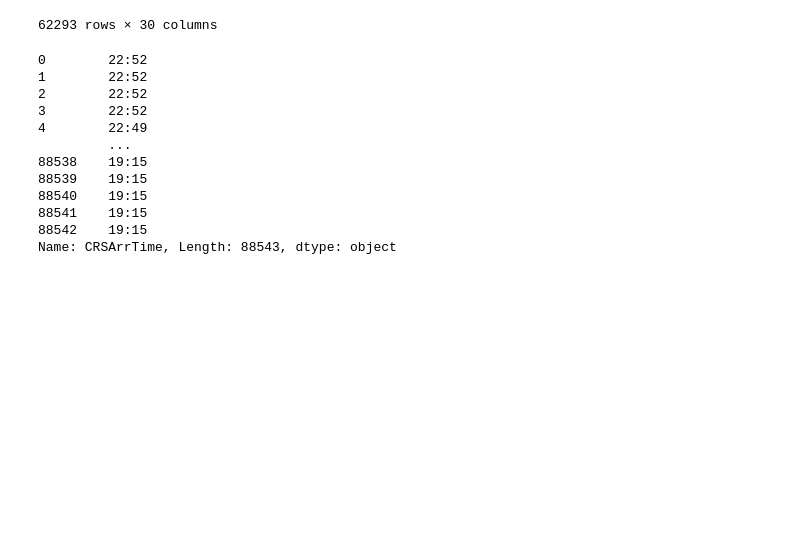
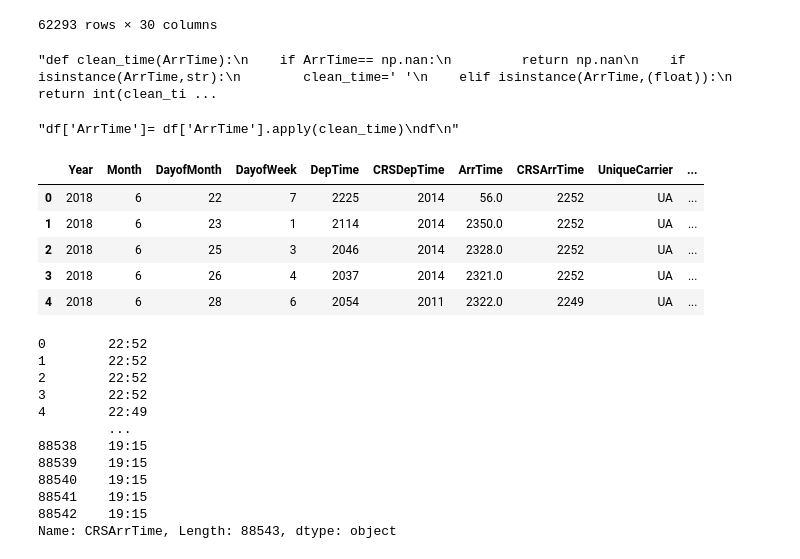
Before and after one commit to aditipandey017/Flight-data-analysis, a Jupyter notebook: Flight_set/flightdata.ipynb, the cells around one changed output. Saved outputs shown, nothing was run; the diff lists cells and outputs as text; code cells hidden in the pictures; blank space fills up the shorter version.

```diff
--- a/Flight_set/flightdata.ipynb
+++ b/Flight_set/flightdata.ipynb
@@ -67,6 +67,34 @@ df.dropna()
 | 88541 | 3505045 | 2018 | 6 | 22 | 7 | 1607 | 1535 | 1941.0 | 1915 | ... |
 | 88542 | 3505046 | 2018 | 6 | 23 | 1 | 1608 | 1535 | 1933.0 | 1915 | ... |
 62293 rows × 30 columns
+# %%
+'''def clean_time(ArrTime):
+    if ArrTime== np.nan:
+         return np.nan
+    if isinstance(ArrTime,str):
+        clean_time=' '
+    elif isinstance(ArrTime,(float)):
+        return int(clean_time)
+'''
+# %% [output]
+"def clean_time(ArrTime):\n    if ArrTime== np.nan:\n         return np.nan\n    if isinstance(ArrTime,str):\n        clean_time=' '\n    elif isinstance(ArrTime,(float)):\n        return int(clean_ti ...
+# %%
+'''df['ArrTime']= df['ArrTime'].apply(clean_time)
+df
+'''
+# %% [output]
+"df['ArrTime']= df['ArrTime'].apply(clean_time)\ndf\n"
+# %%
+cols_to_drop = ['num','TailNum','TaxiIn','TaxiOut','CancellationCode','Diverted','CarrierDelay','WeatherDelay','NASDelay','SecurityDelay','LateAircaftDelay']
+df.drop(columns=cols_to_drop,inplace=True)
+df.head()
+# %% [output]
+|  | Year | Month | DayofMonth | DayofWeek | DepTime | CRSDepTime | ArrTime | CRSArrTime | UniqueCarrier | ... |
+| 0 | 2018 | 6 | 22 | 7 | 2225 | 2014 | 56.0 | 2252 | UA | ... |
+| 1 | 2018 | 6 | 23 | 1 | 2114 | 2014 | 2350.0 | 2252 | UA | ... |
+| 2 | 2018 | 6 | 25 | 3 | 2046 | 2014 | 2328.0 | 2252 | UA | ... |
+| 3 | 2018 | 6 | 26 | 4 | 2037 | 2014 | 2321.0 | 2252 | UA | ... |
+| 4 | 2018 | 6 | 28 | 6 | 2054 | 2011 | 2322.0 | 2249 | UA | ... |
 # %%
 def generate_readable_time(data):
     if isinstance(data, int):
```
Also changed, not shown: parts of 6 cells of this notebook.
